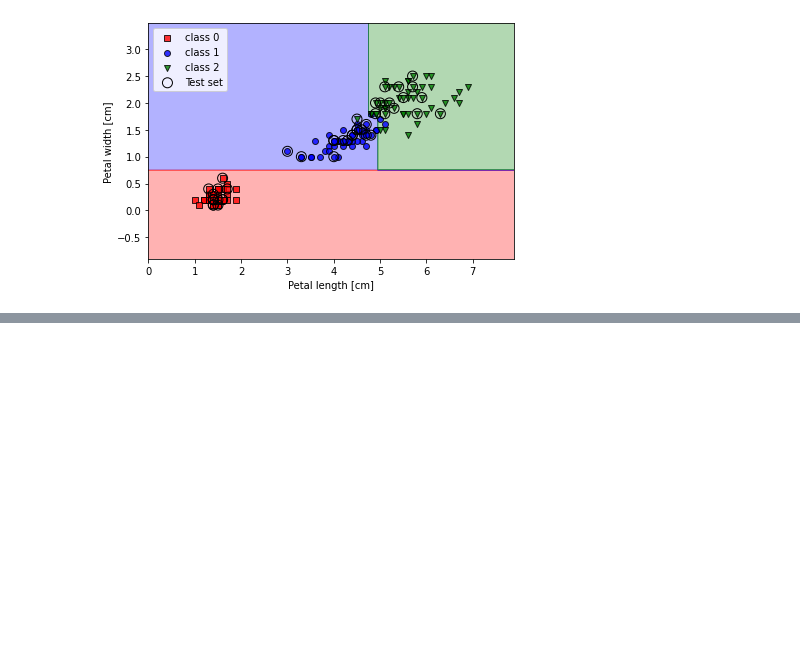
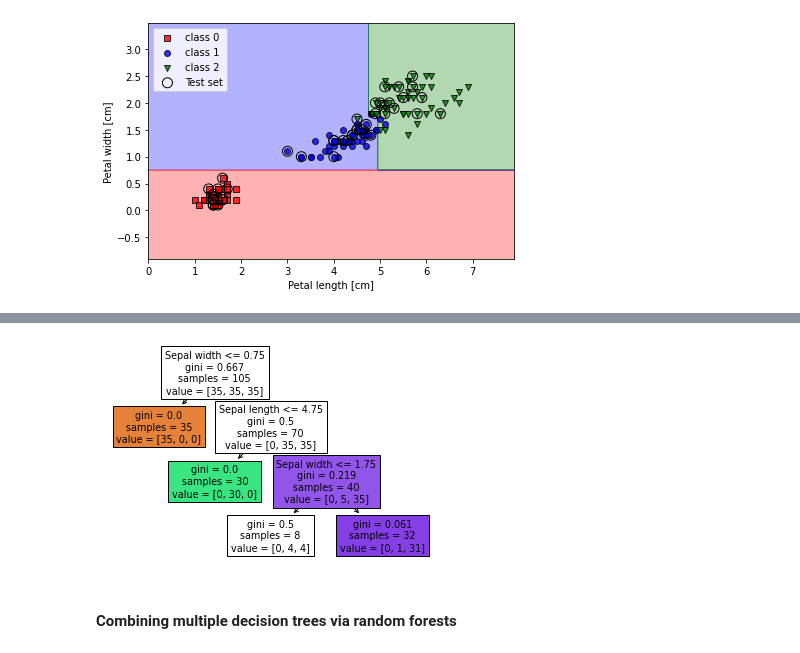
Before and after one commit to AimjGuytidy/pytorch-on, a Jupyter notebook: ml_pytorch.ipynb, the cells around one changed output, grey strips where cells are left out. Drawn from its saved outputs; the diff is of its cells as text; code cells hidden in the pictures; blank space fills up the shorter version.

```diff
--- a/ml_pytorch.ipynb
+++ b/ml_pytorch.ipynb
@@ -747,0 +772,7 @@ plt.show()
+# %%
+plot_tree(tree_model1, feature_names = feature_names,filled=True)
+plt.show()
+# %% [output]
+[figure, added]
+# %% [markdown]
+#### Combining multiple decision trees via random forests
```
Also changed, not shown: parts of 5 cells of this notebook.
